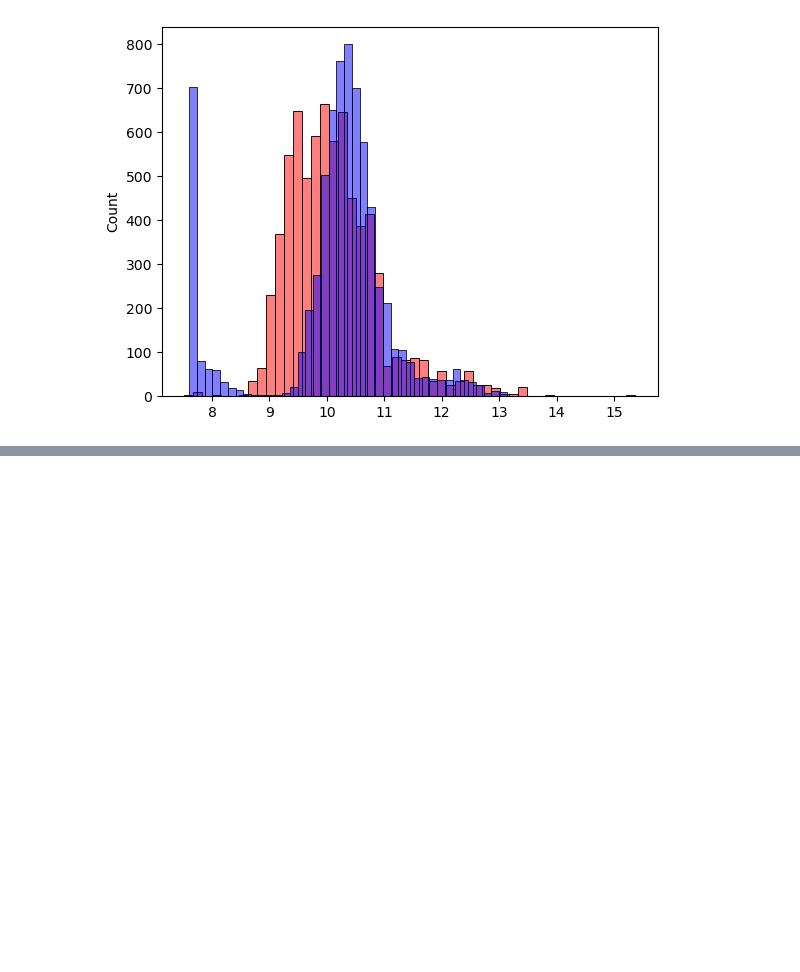
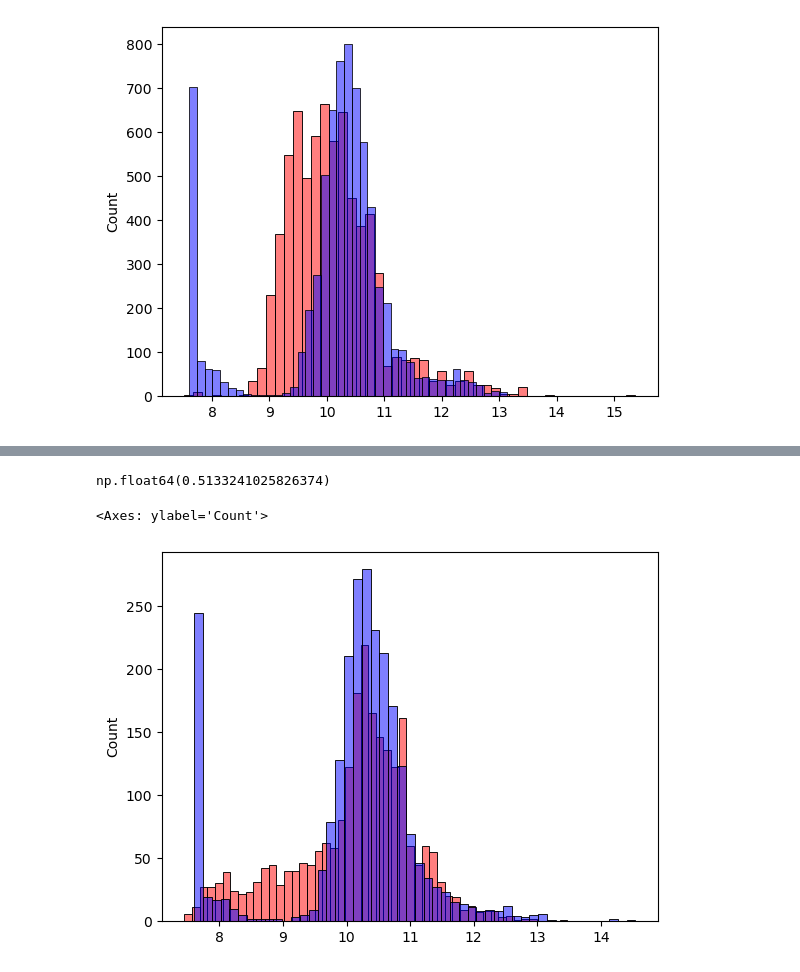
Before and after one commit to aljariri0/ML-Zoomcamp, a Jupyter notebook: 02-regression/01-car-price-predict.ipynb, the cells around one changed output, grey strips where cells are left out. Drawn from its saved outputs; the diff is of its cells as text; code cells hidden in the pictures; blank space fills up the shorter version.

Commit message:
apply Root mean square error for know how well the model is, then apply it for validatin data, lastly add new numerical feature (age of the car

```diff
--- a/02-regression/01-car-price-predict.ipynb
+++ b/02-regression/01-car-price-predict.ipynb
@@ -531,0 +548,8 @@ sns.histplot(y_train, color='blue', alpha=0.5, bins=50)
+# %%
+def prepare_X(df):
+
+    df_num = df[base]
+    df_num = df_num.fillna(0)
+    X = df_num.values
+
+    return X
@@ -531,0 +596,16 @@ sns.histplot(y_train, color='blue', alpha=0.5, bins=50)
+# %%
+# add the previous feature to the numerical dataset
+
+def prepare_X(df_):
+
+    # to avoid edit the original df_
+    df_ = df_.copy()
+
+    df_['age'] = df_.year.max() - df_.year
+    features = base + ['age']
+
+    df_num = df_[features]
+    df_num = df_num.fillna(0)
+    X = df_num.values
+
+    return X
@@ -531,0 +624,17 @@ sns.histplot(y_train, color='blue', alpha=0.5, bins=50)
+# %%
+X_train = prepare_X(df_train)
+w0, w = train_linear_regression(X_train, y_train)
+
+X_validation = prepare_X(df_validation)
+y_predict = X_validation.dot(w) + w0
+
+rmse(y_validation, y_predict)
+# it's improved
+# %% [output]
+np.float64(0.5133241025826374)
+# %%
+sns.histplot(y_predict, color='red', alpha=0.5, bins=50)
+sns.histplot(y_validation, color='blue', alpha=0.5, bins=50)
+# %% [output]
+<Axes: ylabel='Count'>
+[figure, added]
```
Also changed, not shown: parts of 10 cells of this notebook, 1 other file.
